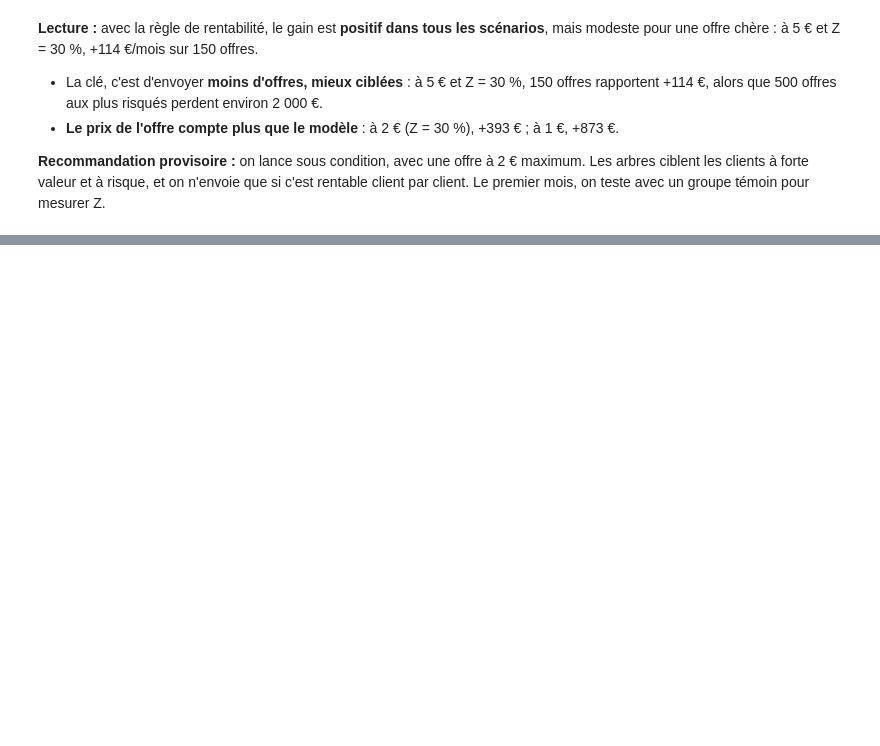
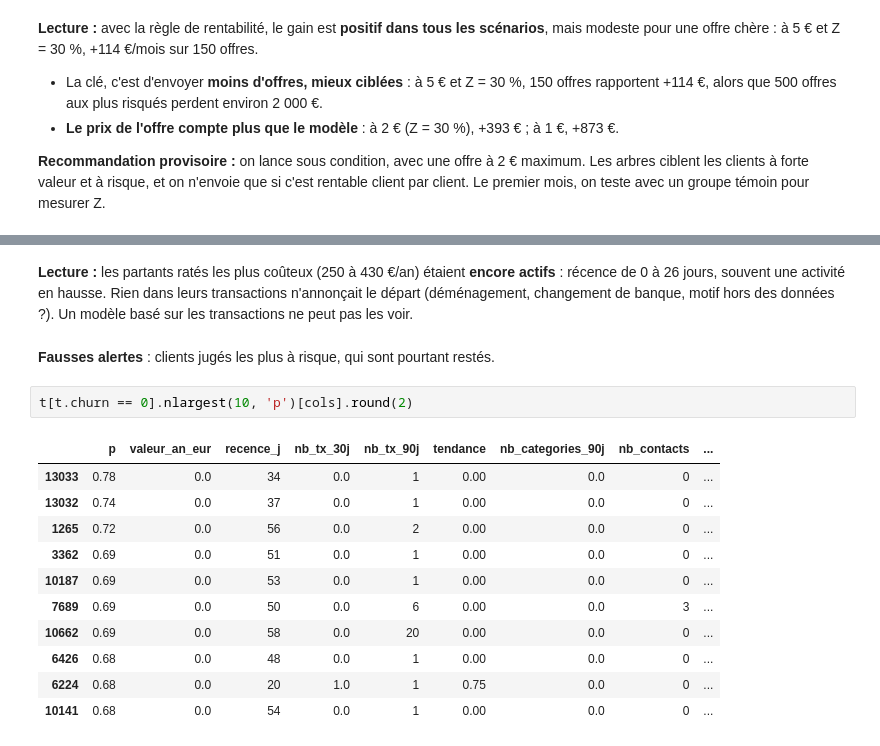
Before and after one commit to jmalherbe-albertpolimi/churn-revolut, a Jupyter notebook: brouillon_julien.ipynb, the cells around one changed output, grey strips where cells are left out. Saved outputs shown, nothing was run; the diff lists cells and outputs as text; blank space fills up the shorter version.

```diff
--- a/brouillon_julien.ipynb
+++ b/brouillon_julien.ipynb
@@ -370,0 +593,18 @@ carte.pivot(index='X (€)', columns='Z', values=['offres envoyées', 'gain rée
+# %% [markdown]
+**Lecture :** les partants ratés les plus coûteux (250 à 430 €/an) étaient **encore actifs** : récence de 0 à 26 jours, souvent une activité en hausse. Rien dans leurs transactions n'annonçait le départ (déménagement, changement de banque, motif hors des données ?). Un modèle basé sur les transactions ne peut pas les voir.
+# %% [markdown]
+**Fausses alertes** : clients jugés les plus à risque, qui sont pourtant restés.
+# %%
+t[t.churn == 0].nlargest(10, 'p')[cols].round(2)
+# %% [output]
+|  | p | valeur_an_eur | recence_j | nb_tx_30j | nb_tx_90j | tendance | nb_categories_90j | nb_contacts | ... |
+| 13033 | 0.78 | 0.0 | 34 | 0.0 | 1 | 0.00 | 0.0 | 0 | ... |
+| 13032 | 0.74 | 0.0 | 37 | 0.0 | 1 | 0.00 | 0.0 | 0 | ... |
+| 1265 | 0.72 | 0.0 | 56 | 0.0 | 2 | 0.00 | 0.0 | 0 | ... |
+| 3362 | 0.69 | 0.0 | 51 | 0.0 | 1 | 0.00 | 0.0 | 0 | ... |
+| 10187 | 0.69 | 0.0 | 53 | 0.0 | 1 | 0.00 | 0.0 | 0 | ... |
+| 7689 | 0.69 | 0.0 | 50 | 0.0 | 6 | 0.00 | 0.0 | 3 | ... |
+| 10662 | 0.69 | 0.0 | 58 | 0.0 | 20 | 0.00 | 0.0 | 0 | ... |
+| 6426 | 0.68 | 0.0 | 48 | 0.0 | 1 | 0.00 | 0.0 | 0 | ... |
+| 6224 | 0.68 | 0.0 | 20 | 1.0 | 1 | 0.75 | 0.0 | 0 | ... |
+| 10141 | 0.68 | 0.0 | 54 | 0.0 | 1 | 0.00 | 0.0 | 0 | ... |
```
Also changed, not shown: parts of 29 cells of this notebook.
